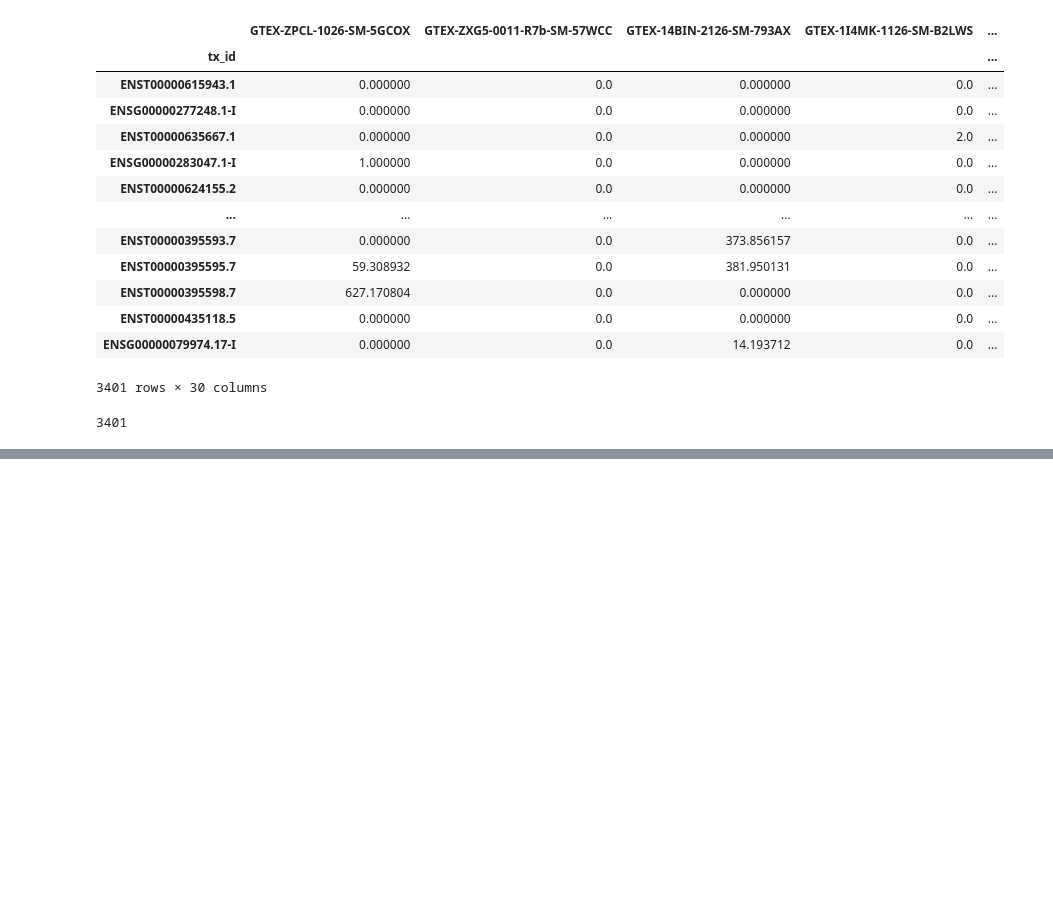
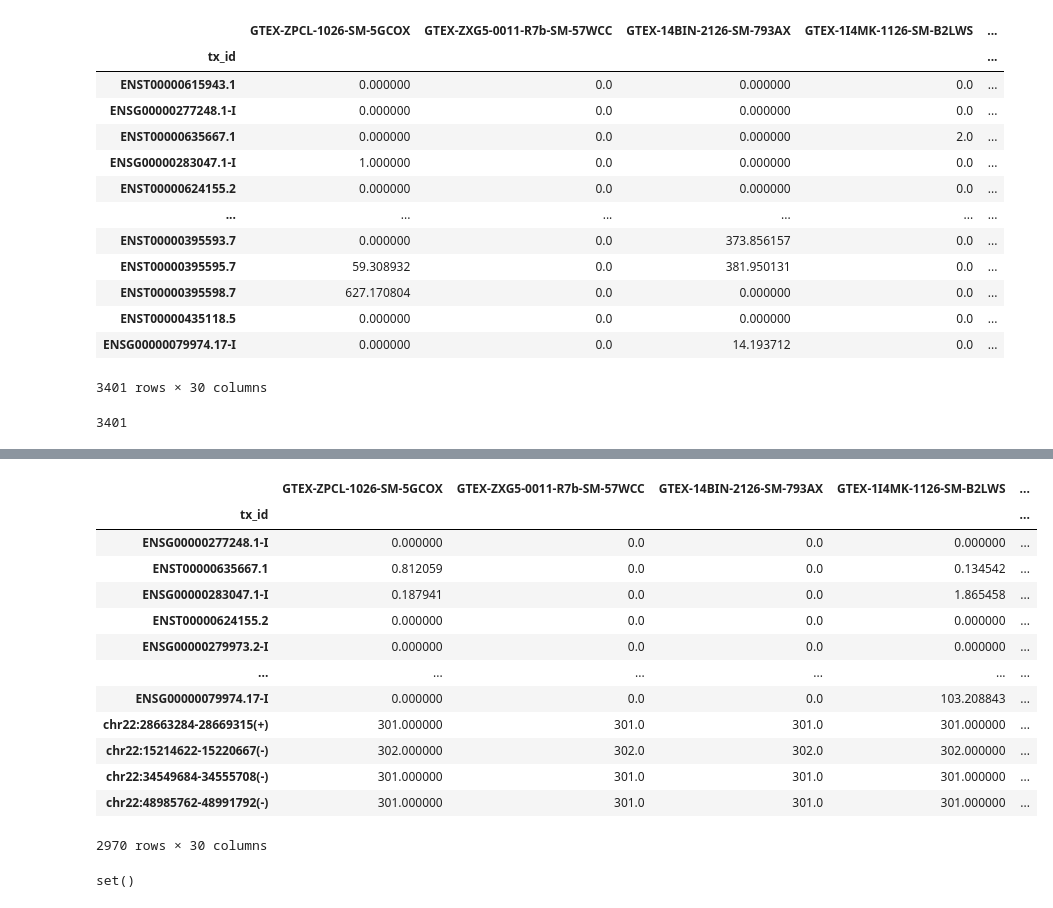
Before and after one commit to gage-lab/bulk_te_bench, a Jupyter notebook: analysis/GTEx_analysis.ipynb, the cells around one changed output, grey strips where cells are left out. Saved outputs shown, nothing was run; the diff lists cells and outputs as text; code cells hidden in the pictures; blank space fills up the shorter version.

```diff
--- a/analysis/GTEx_analysis.ipynb
+++ b/analysis/GTEx_analysis.ipynb
@@ -614,0 +704,25 @@ WARNING:root: A clean GTF file with all issues fixed is generated at ../resource
+# %%
+# get all transcripts from fasta
+all_tx = set([tx.id for tx in SeqIO.parse(txome.txome_fa, "fasta")])
+
+new_df = new_df.loc[new_df.index.isin(all_tx), :]
+new_df
+# %% [output]
+|  | GTEX-ZPCL-1026-SM-5GCOX | GTEX-ZXG5-0011-R7b-SM-57WCC | GTEX-14BIN-2126-SM-793AX | GTEX-1I4MK-1126-SM-B2LWS | ... |
+| tx_id |  |  |  |  | ... |
+| ENSG00000277248.1-I | 0.000000 | 0.0 | 0.0 | 0.000000 | ... |
+| ENST00000635667.1 | 0.812059 | 0.0 | 0.0 | 0.134542 | ... |
+| ENSG00000283047.1-I | 0.187941 | 0.0 | 0.0 | 1.865458 | ... |
+| ENST00000624155.2 | 0.000000 | 0.0 | 0.0 | 0.000000 | ... |
+| ENSG00000279973.2-I | 0.000000 | 0.0 | 0.0 | 0.000000 | ... |
+| ... | ... | ... | ... | ... | ... |
+| ENSG00000079974.17-I | 0.000000 | 0.0 | 0.0 | 103.208843 | ... |
+| chr22:28663284-28669315(+) | 301.000000 | 301.0 | 301.0 | 301.000000 | ... |
+| chr22:15214622-15220667(-) | 302.000000 | 302.0 | 302.0 | 302.000000 | ... |
+| chr22:34549684-34555708(-) | 301.000000 | 301.0 | 301.0 | 301.000000 | ... |
+| chr22:48985762-48991792(-) | 301.000000 | 301.0 | 301.0 | 301.000000 | ... |
+2970 rows × 30 columns
+# %%
+set(new_df.index).difference(set(all_tx))
+# %% [output]
+set()
```
Also changed, not shown: parts of 16 cells of this notebook, 1 other file.
